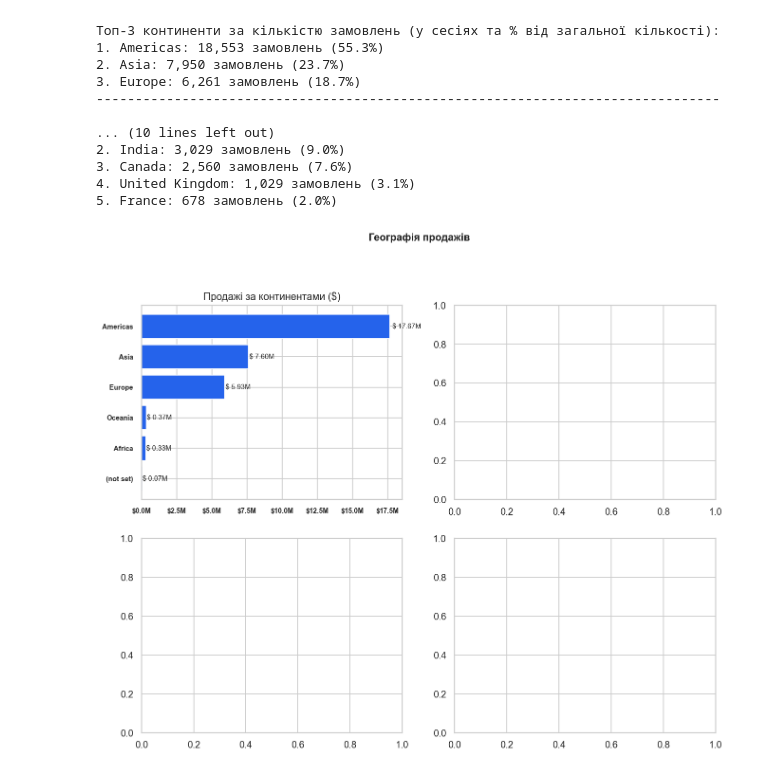
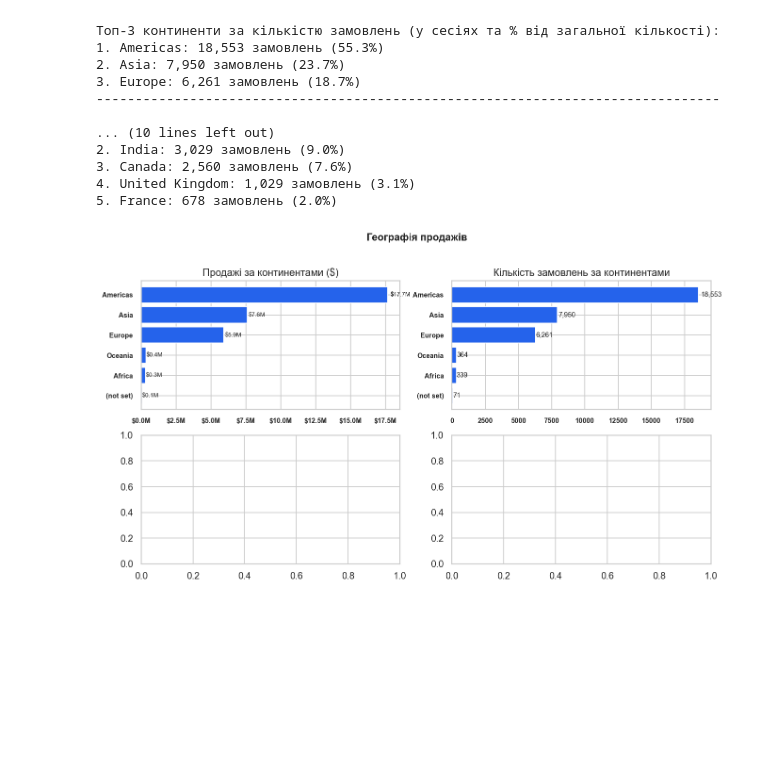
Before and after one commit to VladNkov/online_store_sales_analysis, a Jupyter notebook: online_store_sales_analysis.ipynb, the cells around one changed output. Saved outputs shown, nothing was run; the diff lists cells and outputs as text; code cells hidden in the pictures; blank space fills up the shorter version.

Commit message:
Add a chart of orders by continents

```diff
--- a/online_store_sales_analysis.ipynb
+++ b/online_store_sales_analysis.ipynb
@@ -302,27 +302,44 @@ for index, (country, value) in enumerate(country_orders.head(5).items(), start=1
 # %%
 sns.set_theme(style='whitegrid', palette='muted')
 plt.rcParams.update({'figure.dpi': 130, 'font.size': 12})
 
 ACCENT = '#2563EB'
 
-fig, axes = plt.subplots(2, 2, figsize=(12, 9))
+fig, axes = plt.subplots(2, 2, figsize=(12, 6))
 fig.suptitle('Географія продажів', fontsize=12, fontweight='bold', y=1.01)
 
-# за континентами
+# продажі за континентами
 ax = axes[0, 0]
 bars = ax.barh(continent_sales.index[::-1], continent_sales.values[::-1], color=ACCENT)
 ax.set_title('Продажі за континентами ($)')
 
 ax.tick_params(axis='x', labelsize=8)
 for label in ax.get_xticklabels():
     label.set_fontweight('bold')
 ax.tick_params(axis='y', labelsize=8)
 for label in ax.get_yticklabels():
     label.set_fontweight('bold')
 
 ax.xaxis.set_major_formatter(mticker.FuncFormatter(lambda x, _: f'${x/1e6:.1f}M'))
 for bar, val in zip(bars, continent_sales.values[::-1]):
     ax.text(bar.get_width()*1.01, bar.get_y()+bar.get_height()/2,
-            f'$ {val/1e6:.2f}M', va='center', fontsize=8)
+            f'${val/1e6:.1f}M', va='center', fontsize=7)
+
+
+# замовлення за континентами
+ax = axes[0, 1]
+bars = ax.barh(continent_orders.index[::-1], continent_orders.values[::-1], color=ACCENT)
+ax.set_title('Кількість замовлень за континентами')
+
+ax.tick_params(axis='x', labelsize=8)
+for label in ax.get_xticklabels():
+    label.set_fontweight('bold')
+ax.tick_params(axis='y', labelsize=8)
+for label in ax.get_yticklabels():
+    label.set_fontweight('bold')
+
+for bar, val in zip(bars, continent_orders.values[::-1]):
+    ax.text(bar.get_width()*1.01, bar.get_y()+bar.get_height()/2,
+            f'{val:,}', va='center', fontsize=8)
 # %% [output]
-[figure, old version]
+[figure, new version]
```
